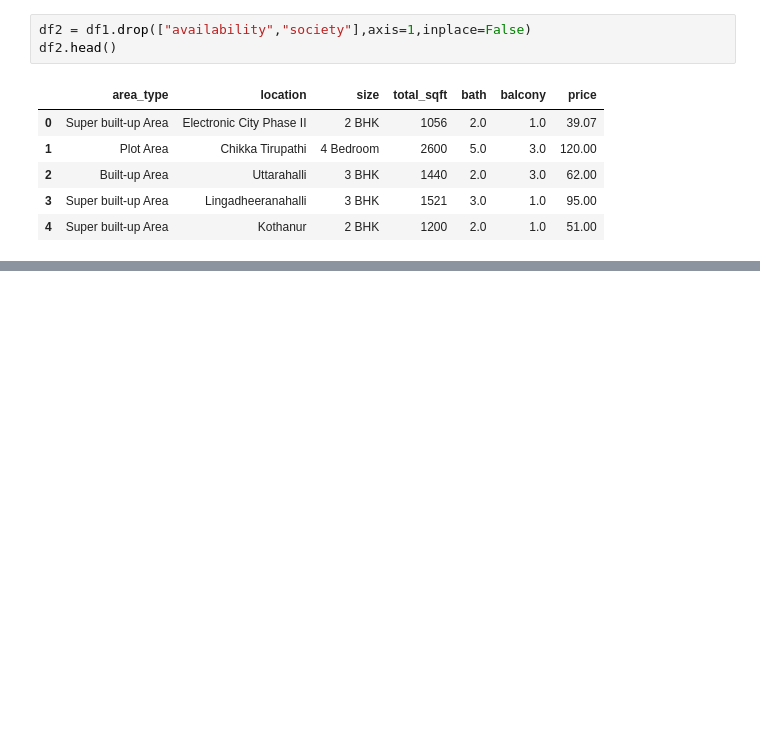
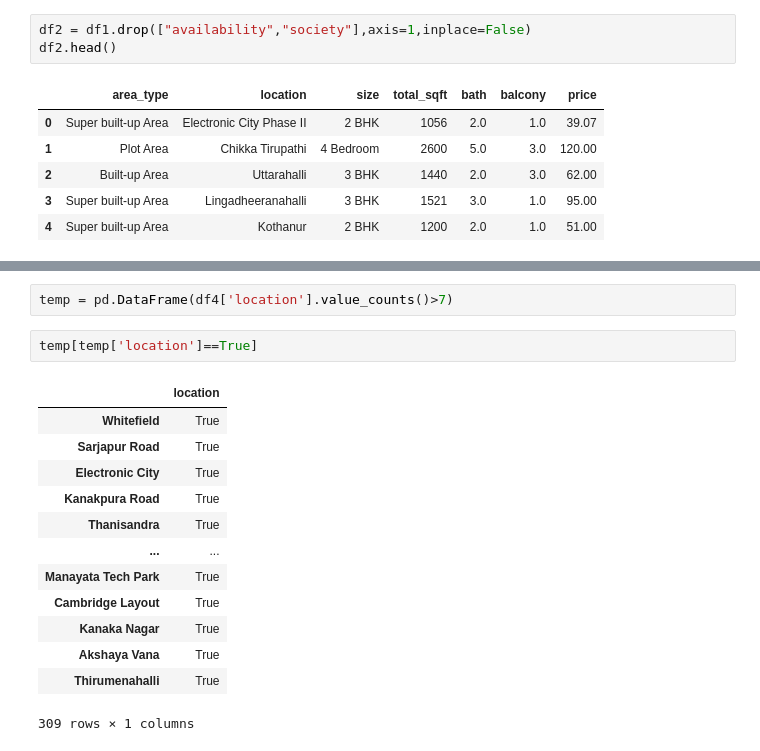
Before and after one commit to adityabommaraju/MachineLearning, a Jupyter notebook: Bangalore House Prediction.ipynb, the cells around one changed output, grey strips where cells are left out. Drawn from its saved outputs; the diff is of its cells as text; blank space fills up the shorter version.

```diff
--- a/Bangalore House Prediction.ipynb
+++ b/Bangalore House Prediction.ipynb
@@ -210,0 +266,18 @@ df2.head()
+# %%
+temp = pd.DataFrame(df4['location'].value_counts()>7)
+# %%
+temp[temp['location']==True]
+# %% [output]
+|  | location |
+| Whitefield | True |
+| Sarjapur Road | True |
+| Electronic City | True |
+| Kanakpura Road | True |
+| Thanisandra | True |
+| ... | ... |
+| Manayata Tech Park | True |
+| Cambridge Layout | True |
+| Kanaka Nagar | True |
+| Akshaya Vana | True |
+| Thirumenahalli | True |
+309 rows × 1 columns
```
Also changed, not shown: parts of 8 cells of this notebook.
